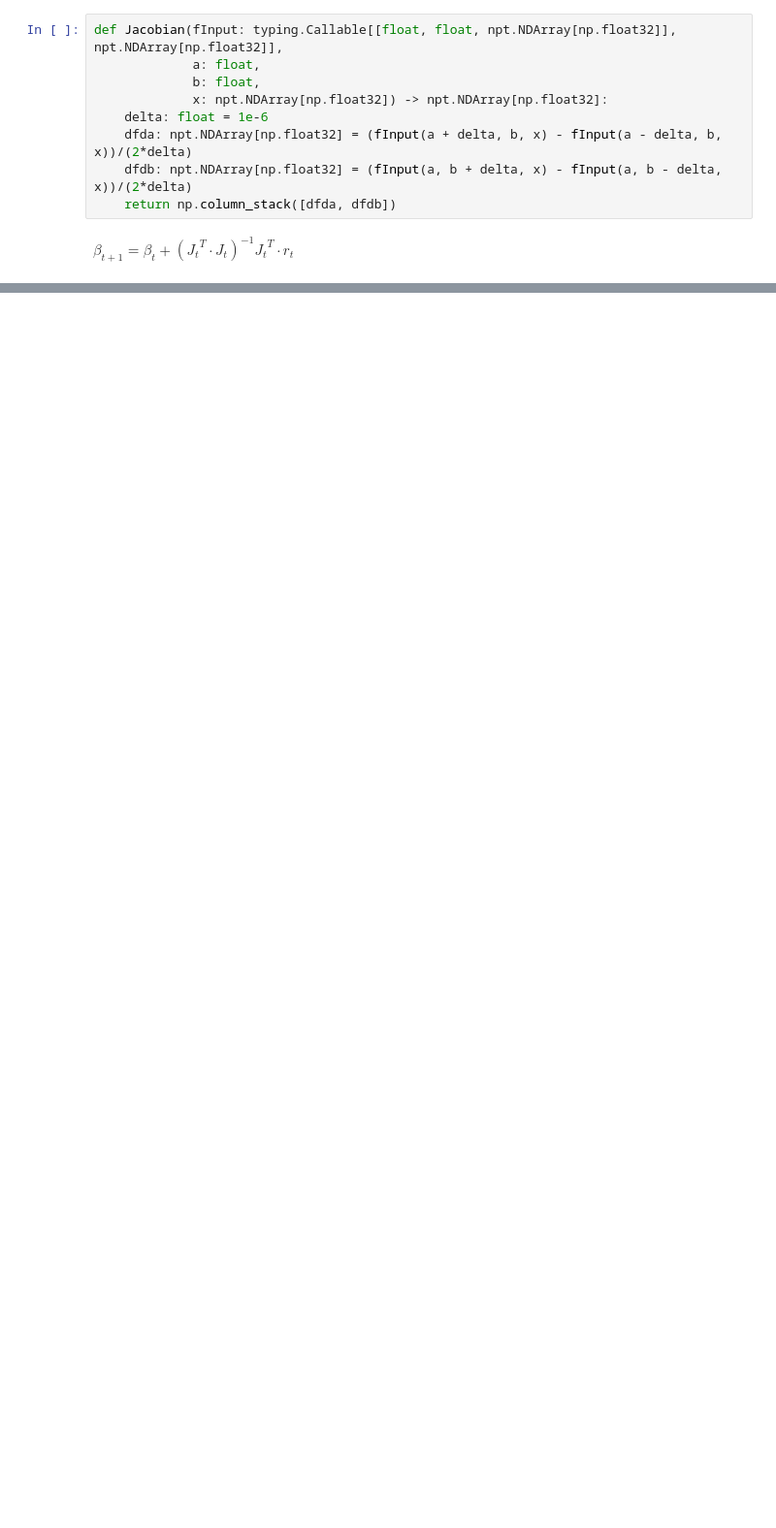
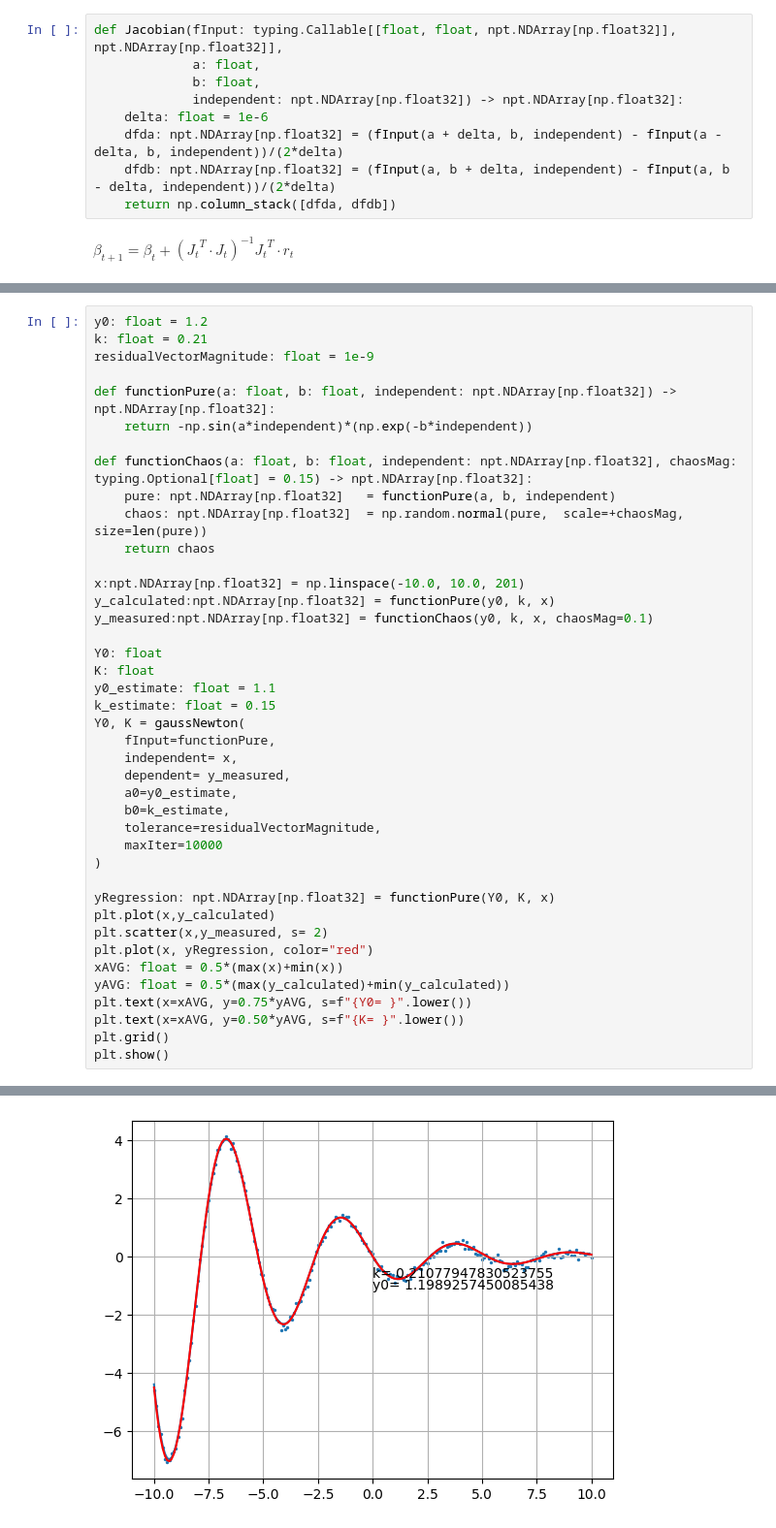
Before and after one commit to PrejdaTomas/learning_nonliearOptimization_Python, a Jupyter notebook: 05_GaussNewtonovaMetoda.ipynb, the cells around one changed output, grey strips where cells are left out. Shown: that part at 97% size. Cells and saved outputs as stored; diff of their text form; blank space fills up the shorter version.

```diff
--- a/05_GaussNewtonovaMetoda.ipynb
+++ b/05_GaussNewtonovaMetoda.ipynb
@@ -144,10 +144,10 @@ Teď numericky vyřešíme Jakobián\
 def Jacobian(fInput: typing.Callable[[float, float, npt.NDArray[np.float32]], npt.NDArray[np.float32]],
              a: float,
              b: float,
-             x: npt.NDArray[np.float32]) -> npt.NDArray[np.float32]:
+             independent: npt.NDArray[np.float32]) -> npt.NDArray[np.float32]:
     delta: float = 1e-6
-    dfda: npt.NDArray[np.float32] = (fInput(a + delta, b, x) - fInput(a - delta, b, x))/(2*delta)
-    dfdb: npt.NDArray[np.float32] = (fInput(a, b + delta, x) - fInput(a, b - delta, x))/(2*delta)
+    dfda: npt.NDArray[np.float32] = (fInput(a + delta, b, independent) - fInput(a - delta, b, independent))/(2*delta)
+    dfdb: npt.NDArray[np.float32] = (fInput(a, b + delta, independent) - fInput(a, b - delta, independent))/(2*delta)
     return np.column_stack([dfda, dfdb])
 # %% [markdown]
 $\beta_{t+1} = \beta_{t} + ({J_t}^T·{J_t})^{-1} {J_t}^T·r_t$
@@ -215,0 +232,42 @@ fig.set_size_inches(5,4)
+# %%
+y0: float = 1.2
+k: float = 0.21
+residualVectorMagnitude: float = 1e-9
+
+def functionPure(a: float, b: float, independent: npt.NDArray[np.float32]) -> npt.NDArray[np.float32]:
+    return -np.sin(a*independent)*(np.exp(-b*independent))
+
+def functionChaos(a: float, b: float, independent: npt.NDArray[np.float32], chaosMag: typing.Optional[float] = 0.15) -> npt.NDArray[np.float32]:
+    pure: npt.NDArray[np.float32]   = functionPure(a, b, independent)
+    chaos: npt.NDArray[np.float32]  = np.random.normal(pure,  scale=+chaosMag, size=len(pure))
+    return chaos
+
+x:npt.NDArray[np.float32] = np.linspace(-10.0, 10.0, 201)
+y_calculated:npt.NDArray[np.float32] = functionPure(y0, k, x)
+y_measured:npt.NDArray[np.float32] = functionChaos(y0, k, x, chaosMag=0.1)
+
+Y0: float
+K: float
+y0_estimate: float = 1.1
+k_estimate: float = 0.15
+Y0, K = gaussNewton(
+    fInput=functionPure,
+    independent= x,
+    dependent= y_measured,
+    a0=y0_estimate,
+    b0=k_estimate,
+    tolerance=residualVectorMagnitude,
+    maxIter=10000
+)
+
+yRegression: npt.NDArray[np.float32] = functionPure(Y0, K, x)
+plt.plot(x,y_calculated)
+plt.scatter(x,y_measured, s= 2)
+plt.plot(x, yRegression, color="red")
+xAVG: float = 0.5*(max(x)+min(x))
+yAVG: float = 0.5*(max(y_calculated)+min(y_calculated))
+plt.text(x=xAVG, y=0.75*yAVG, s=f"{Y0= }".lower())
+plt.text(x=xAVG, y=0.50*yAVG, s=f"{K= }".lower())
+plt.grid()
+plt.show()
+# %% [output]
@@ -215,0 +275 @@ fig.set_size_inches(5,4)
+[figure, added]
```
Also changed, not shown: parts of 18 cells of this notebook, 1 other file.
